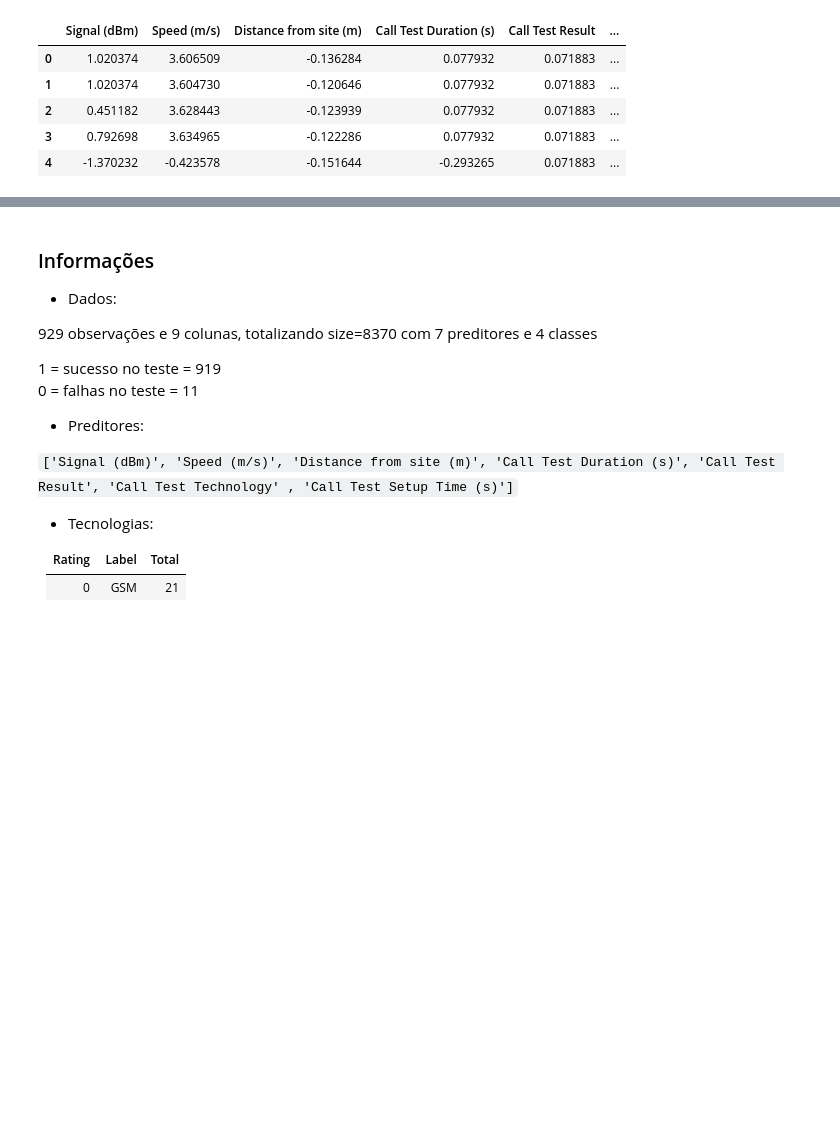
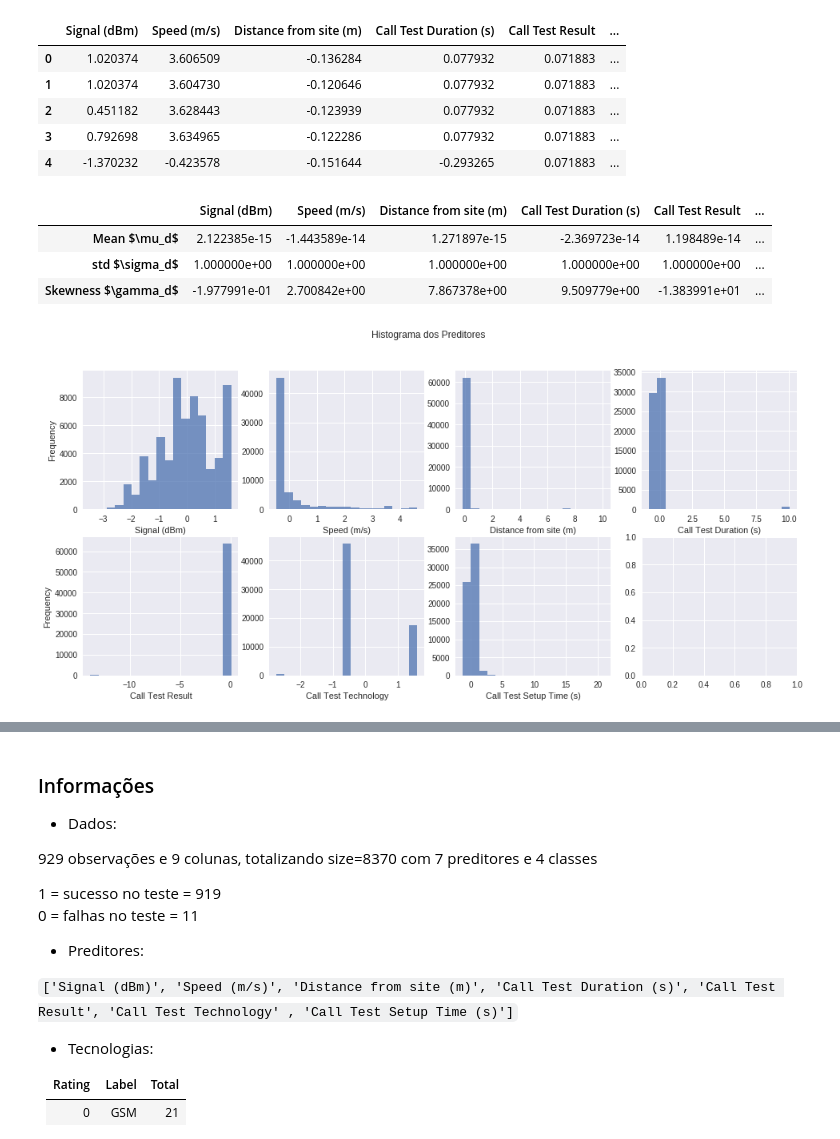
Before and after one commit to ezequiasjunior/ica2019.2, a Jupyter notebook: data_preprocess.ipynb, the cells around one changed output, grey strips where cells are left out. Cells and saved outputs as stored; diff of their text form; code cells hidden in the pictures; blank space fills up the shorter version.

Commit message:
Visualizações

```diff
--- a/data_preprocess.ipynb
+++ b/data_preprocess.ipynb
@@ -2,7 +2,7 @@
 import numpy as np
 import pandas as pd
 import matplotlib.pyplot as plt
-plt.style.use('seaborn-paper')
+plt.style.use('seaborn')
 # %% [markdown]
 ## Data
 # %%
@@ -111,8 +111,9 @@ for j in cls.indices:
 
 centering and scaling
 # %%
-scaled_datahw01 = datahw01
-((scaled_datahw01 - scaled_datahw01.mean())/scaled_datahw01.std()).head()
+scaled_datahw01 = datahw01.iloc[:,:-1]
+scaled_datahw01 = (scaled_datahw01 - scaled_datahw01.mean())/scaled_datahw01.std()
+scaled_datahw01.head()
 # %% [output]
 |  | Signal (dBm) | Speed (m/s) | Distance from site (m) | Call Test Duration (s) | Call Test Result | ... |
 | 0 | 1.020374 | 3.606509 | -0.136284 | 0.077932 | 0.071883 | ... |
@@ -120,3 +121,24 @@ scaled_datahw01 = datahw01
 | 2 | 0.451182 | 3.628443 | -0.123939 | 0.077932 | 0.071883 | ... |
 | 3 | 0.792698 | 3.634965 | -0.122286 | 0.077932 | 0.071883 | ... |
 | 4 | -1.370232 | -0.423578 | -0.151644 | -0.293265 | 0.071883 | ... |
+# %%
+# Pelo visto n faz sentido usar o dado normalizado na análise incondicional...
+monovar = scaled_datahw01.describe().iloc[1:3,:-1].append(scaled_datahw01.skew()[:-1], ignore_index=True)
+monovar.index = ['Mean $\mu_d$','std $\sigma_d$','Skewness $\gamma_d$']
+monovar
+# %% [output]
+|  | Signal (dBm) | Speed (m/s) | Distance from site (m) | Call Test Duration (s) | Call Test Result | ... |
+| Mean $\mu_d$ | 2.122385e-15 | -1.443589e-14 | 1.271897e-15 | -2.369723e-14 | 1.198489e-14 | ... |
+| std $\sigma_d$ | 1.000000e+00 | 1.000000e+00 | 1.000000e+00 | 1.000000e+00 | 1.000000e+00 | ... |
+| Skewness $\gamma_d$ | -1.977991e-01 | 2.700842e+00 | 7.867378e+00 | 9.509779e+00 | -1.383991e+01 | ... |
+# %%
+fig, ax = plt.subplots(2, 4, figsize=(16, 7))
+ax = ax.ravel()
+fig.suptitle('Histograma dos Preditores')
+for i in range(0, 7):
+    ax[i].set_xlabel(scaled_datahw01.columns[i])
+    ax[0].set_ylabel('Frequency')
+    ax[4].set_ylabel('Frequency')
+    ax[i].hist(scaled_datahw01.iloc[:, i], bins='sturges', alpha=.75)
+# %% [output]
+[figure, added]
```
Also changed, not shown: parts of 7 cells of this notebook.
